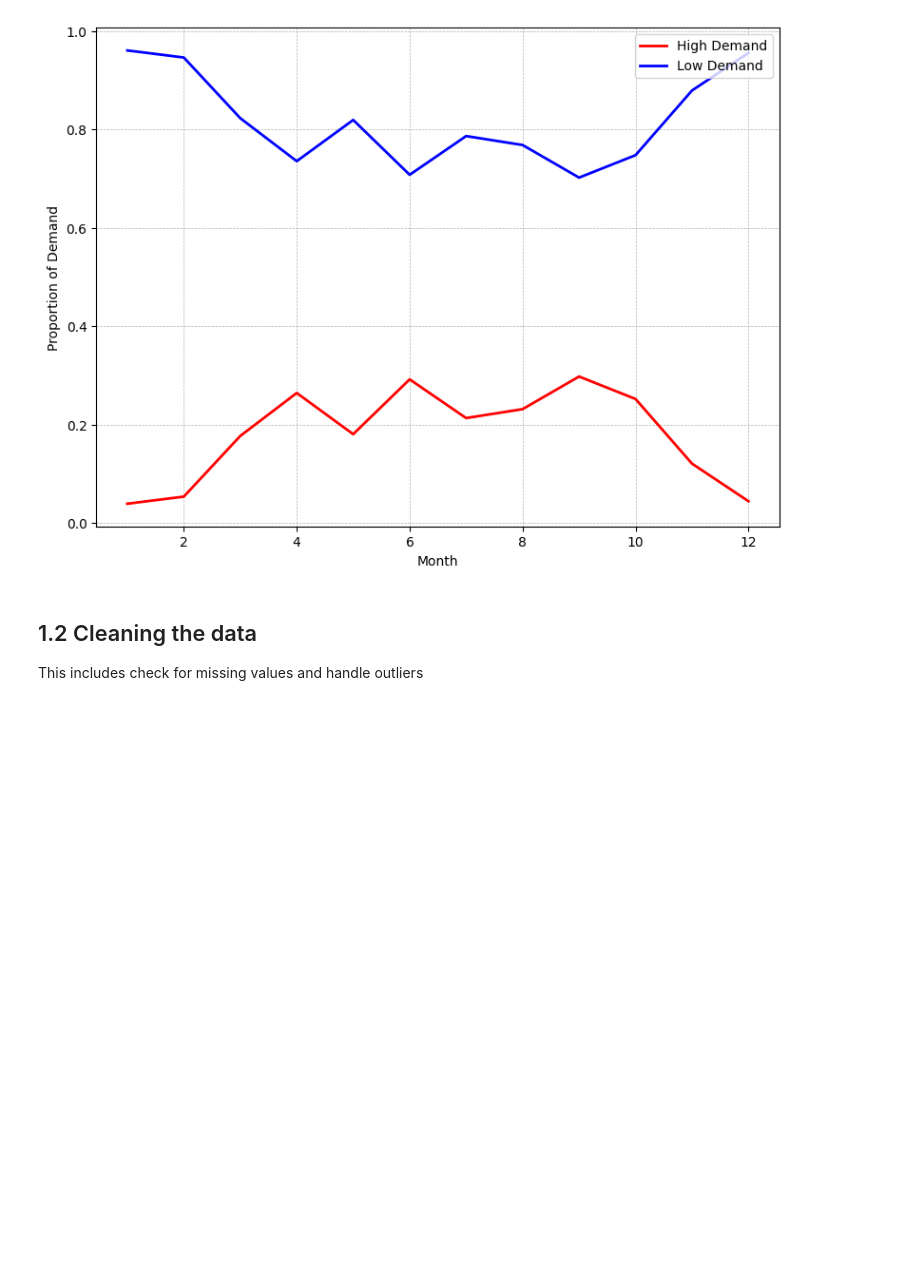
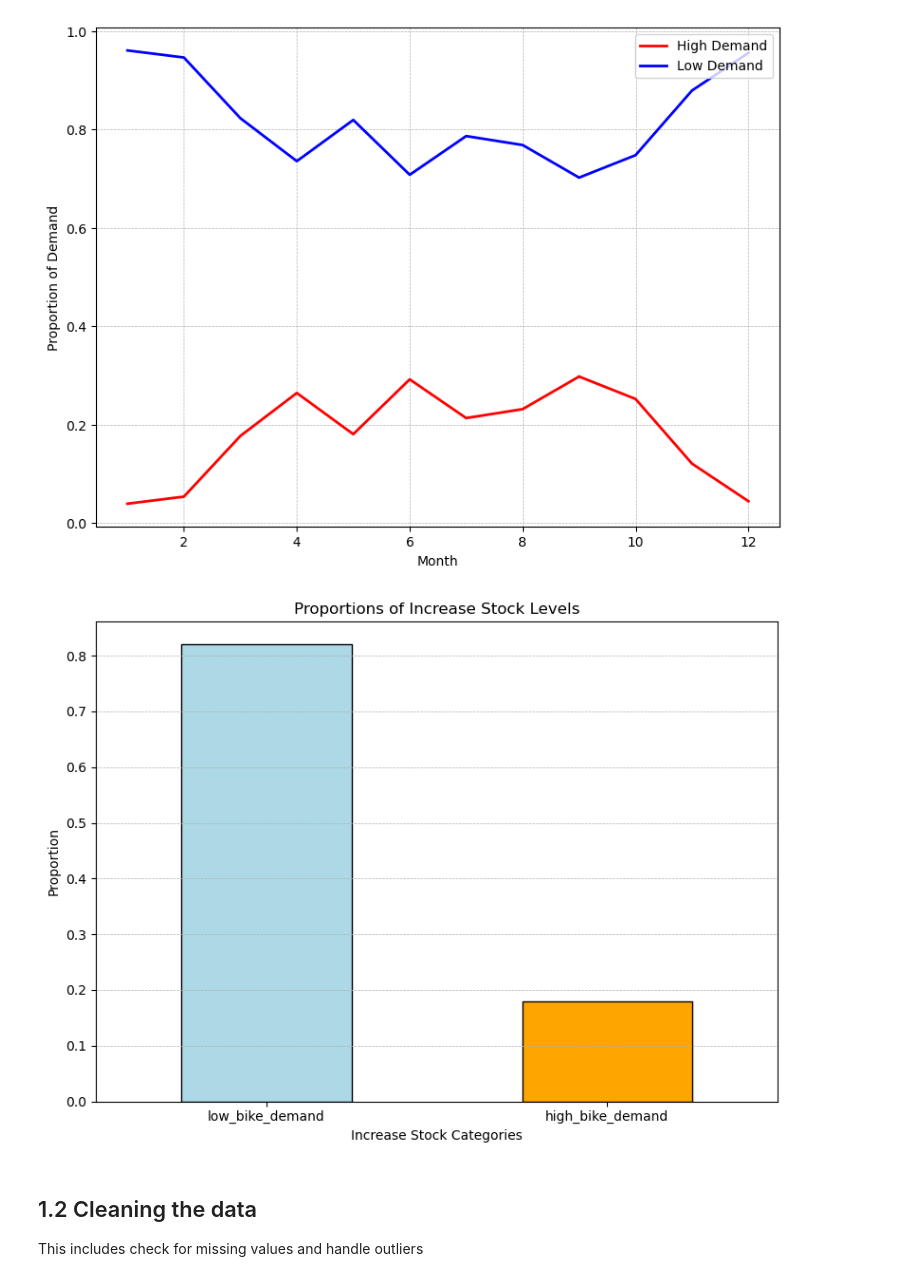
Before and after one commit to mihoyoMhb/SMLproject, a Jupyter notebook: Draft.ipynb, the cells around one changed output. Drawn from its saved outputs; the diff is of its cells as text; code cells hidden in the pictures; blank space fills up the shorter version.

```diff
--- a/Draft.ipynb
+++ b/Draft.ipynb
@@ -44,6 +44,55 @@ plt.show()
 [figure]
 [figure]
 [figure]
+# %%
+import pandas as pd
+import matplotlib.pyplot as plt
+
+# Load your dataset
+data = pd.read_csv('data/training_data_fall2024.csv')
+
+# Count and calculate proportions for increase_stock
+increase_stock_proportions = data['increase_stock'].value_counts(normalize=True)
+
+# Plot proportions of increase_stock
+plt.figure(figsize=(8, 6))
+increase_stock_proportions.plot(kind='bar', color=['lightblue', 'orange'], edgecolor='black')
+plt.title("Proportions of Increase Stock Levels")
+plt.xlabel("Increase Stock Categories")
+plt.ylabel("Proportion")
+plt.xticks(rotation=0)
+plt.grid(axis='y', linestyle='--', linewidth=0.5)
+plt.tight_layout()
+plt.show()
+
+# Optional: Group by low_bike_demand or high_bike_demand for detailed analysis
+if 'low_bike_demand' in data.columns:
+    low_bike_group = data.groupby('low_bike_demand')['increase_stock'].value_counts(normalize=True).unstack().fillna(0)
+    plt.figure(figsize=(8, 6))
+    low_bike_group.plot(kind='bar', stacked=True, colormap='coolwarm', edgecolor='black')
+    plt.title("Proportions of Increase Stock by Low Bike Demand")
+    plt.xlabel("Low Bike Demand Categories")
+    plt.ylabel("Proportion")
+    plt.xticks(rotation=0)
+    plt.legend(title="Increase Stock")
+    plt.grid(axis='y', linestyle='--', linewidth=0.5)
+    plt.tight_layout()
+    plt.show()
+
+if 'high_bike_demand' in data.columns:
+    high_bike_group = data.groupby('high_bike_demand')['increase_stock'].value_counts(normalize=True).unstack().fillna(0)
+    plt.figure(figsize=(8, 6))
+    high_bike_group.plot(kind='bar', stacked=True, colormap='coolwarm', edgecolor='black')
+    plt.title("Proportions of Increase Stock by High Bike Demand")
+    plt.xlabel("High Bike Demand Categories")
+    plt.ylabel("Proportion")
+    plt.xticks(rotation=0)
+    plt.legend(title="Increase Stock")
+    plt.grid(axis='y', linestyle='--', linewidth=0.5)
+    plt.tight_layout()
+    plt.show()
+# %% [output]
+[figure, added]
 # %% [markdown]
 ## 1.2 Cleaning the data
 This includes check for missing values and handle outliers
```
Also changed, not shown: parts of 1 cell of this notebook, 1 other file.
